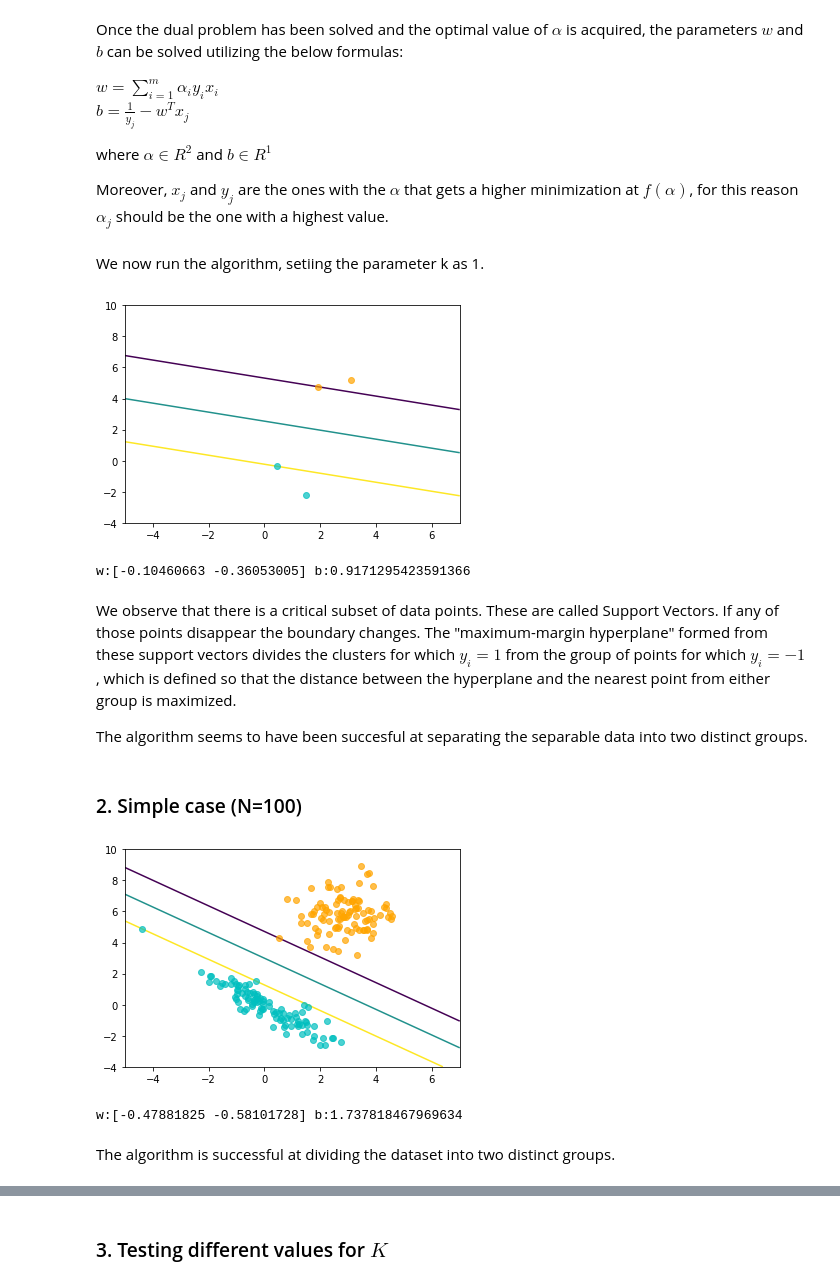
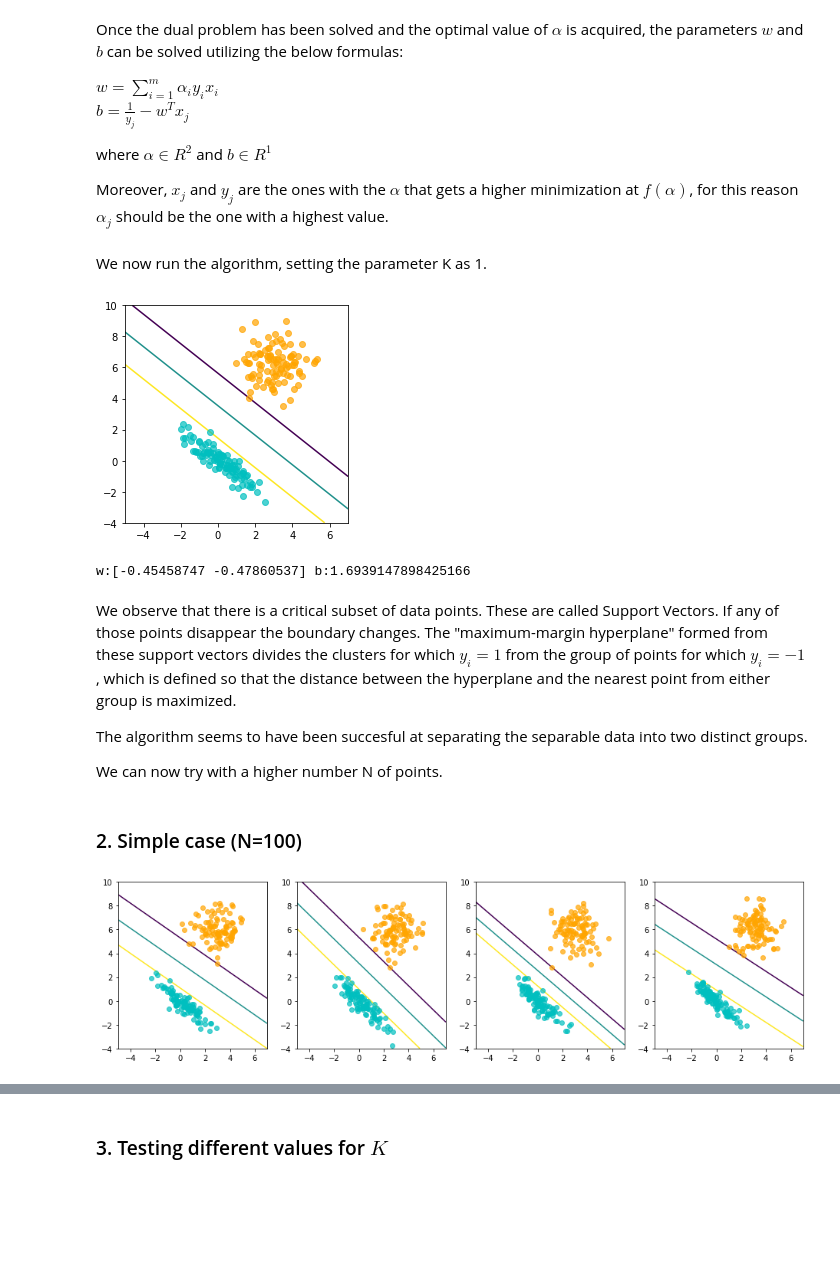
Before and after one commit to Roxane14/optimization, a Jupyter notebook: Lab4_CarlaSendra_RoxaneLeTensorer_RachelTrimble.ipynb, the cells around one changed output, grey strips where cells are left out. Cells and saved outputs as stored; diff of their text form; code cells hidden in the pictures; blank space fills up the shorter version.

Commit message:
Changes in the param function, and little optimization of the display function

```diff
--- a/Lab4_CarlaSendra_RoxaneLeTensorer_RachelTrimble.ipynb
+++ b/Lab4_CarlaSendra_RoxaneLeTensorer_RachelTrimble.ipynb
@@ -105,6 +117,24 @@ def param(X, Y, K=1):
     d = np.zeros(m)*K
 
     return G, g, A, C, b, d
+
+
+def param2(X, Y, K=1):
+    n = X.shape[1]
+
+    G = np.dot(np.dot(np.dot(Y,X.T),X),Y)
+    g = -np.ones(n)
+    A = np.expand_dims(np.diag(Y), axis=0).T
+    b = np.zeros(1)
+
+    C1 = np.eye(n)
+    C2 = -np.eye(n)
+    d1 = np.zeros(n)
+    d2 = -np.ones(n)*K
+    C = np.concatenate((C1,C2), axis=1)
+    d = np.concatenate((d1,d2), axis=0)
+
+    return G, g, A, C, b, d
 # %%
 G, g, A, C, b, d = param(X, Y, K=1)
 G.shape, g.shape, A.shape, C.shape, b.shape, d.shape
@@ -126,50 +156,65 @@ def sol(X, Y, alpha):
     b = Y[j,j]-np.dot(w,X[:,j])
     return w,b
 # %%
-def plot_svm(cluster_1,cluster_2, w, b):
+def plot_svm(plot_information):
+    nb_figures = len(plot_information)
+    fig = plt.figure(figsize=(4*nb_figures, 4))
 
-    x_plot,y_plot = np.meshgrid(np.linspace(-5,7,100),np.linspace(-4,10,100))
-    mesh = np.c_[x_plot.ravel(),y_plot.ravel()]
-    z = np.dot(mesh,w)+b
+    for figure in range(0,nb_figures):
+        cluster_1,cluster_2, w, b = plot_information[figure]
 
-    plt.plot(cluster_1[:,0],cluster_1[:,1],color='c', marker='o', linestyle='None', alpha=0.7)
-    plt.plot(cluster_2[:,0],cluster_2[:,1],color='orange', marker='o',linestyle='None', alpha=0.7)
-    plt.contour(x_plot,y_plot,z.reshape((100,100)),[-1.,0.,1.])
+        x_plot,y_plot = np.meshgrid(np.linspace(-5,7,100),np.linspace(-4,10,100))
+        mesh = np.c_[x_plot.ravel(),y_plot.ravel()]
+        z = np.dot(mesh,w)+b
+
+        ax = fig.add_subplot(100+nb_figures*10+figure+1)
+        ax.plot(cluster_1[:,0],cluster_1[:,1],color='c', marker='o', linestyle='None', alpha=0.7)
+        ax.plot(cluster_2[:,0],cluster_2[:,1],color='orange', marker='o',linestyle='None', alpha=0.7)
+        ax.contour(x_plot,y_plot,z.reshape((100,100)),[-1.,0.,1.])
 
     plt.show()
 # %% [markdown]
-We now run the algorithm, setiing the parameter k as 1.
+We now run the algorithm, setting the parameter K as 1.
 # %%
 K=1
 
-G, g, A, C, b, d = param(X, Y, K)
+G, g, A, C, b, d = param2(X, Y, K)
 alpha = QPGenericConstraints(G, g, A, C, b, d)
 
 w, b = sol(X, Y, alpha)
 
-plot_svm(cluster1, cluster2, w, b)
+plot_information = np.array([[cluster1,cluster2,w,b]])
+
+plot_svm(plot_information)
 print('w:'+str(w)+' b:'+str(b))
 # %% [output]
-[figure, old version]
+[figure, new version]
-w:[-0.10460663 -0.36053005] b:0.9171295423591366
+w:[-0.45458747 -0.47860537] b:1.6939147898425166
 # %% [markdown]
 We observe that there is a critical subset of data points. These are called Support Vectors. If any of those points disappear the boundary changes. The "maximum-margin hyperplane" formed from these support vectors divides the clusters for which $y_i=1$ from the group of points for which $y_i=-1$, which is defined so that the distance between the hyperplane and the nearest point from either group is maximized.
 
 The algorithm seems to have been succesful at separating the separable data into two distinct groups.
+
+We can now try with a higher number N of points.
 # %% [markdown]
 ### 2. Simple case (N=100)
 # %%
 N=100
-X, Y, cluster1, cluster2 = generate_dataset(N,True)
-G, g, A, C, b, d = param(X, Y, K)
-alpha = QPGenericConstraints(G, g, A, C, b, d)
 
-w, b = sol(X, Y, alpha)
+info = []
 
-plot_svm(cluster1, cluster2, w, b)
-print('w:'+str(w)+' b:'+str(b))
+for i in range(0,4):
+    X, Y, cluster1, cluster2 = generate_dataset(N,True)
+    G, g, A, C, b, d = param(X, Y, K)
+    alpha = QPGenericConstraints(G, g, A, C, b, d)
+    w, b = sol(X, Y, alpha)
+
+    newInfo = [cluster1,cluster2,w,b]
+    info.append(newInfo)
+
+plot_information = np.array(info)
+
+plot_svm(plot_information)
+#print('w:'+str(w)+' b:'+str(b))
 # %% [output]
-[figure, old version]
+[figure, new version]
-w:[-0.47881825 -0.58101728] b:1.737818467969634
-# %% [markdown]
-The algorithm is successful at dividing the dataset into two distinct groups.
```
Also changed, not shown: parts of 13 cells of this notebook, 1 other file.
